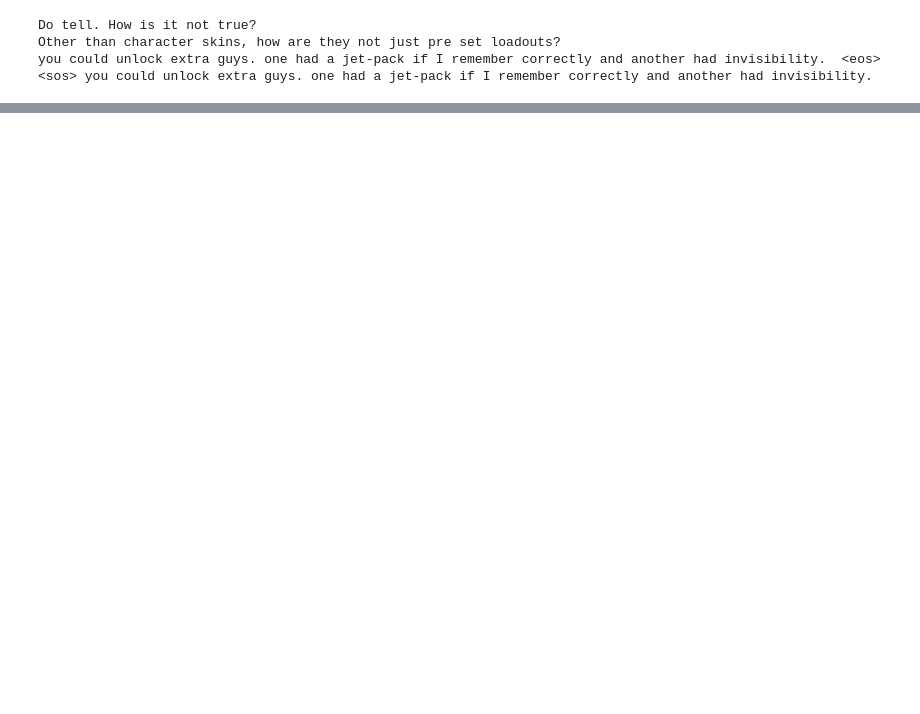
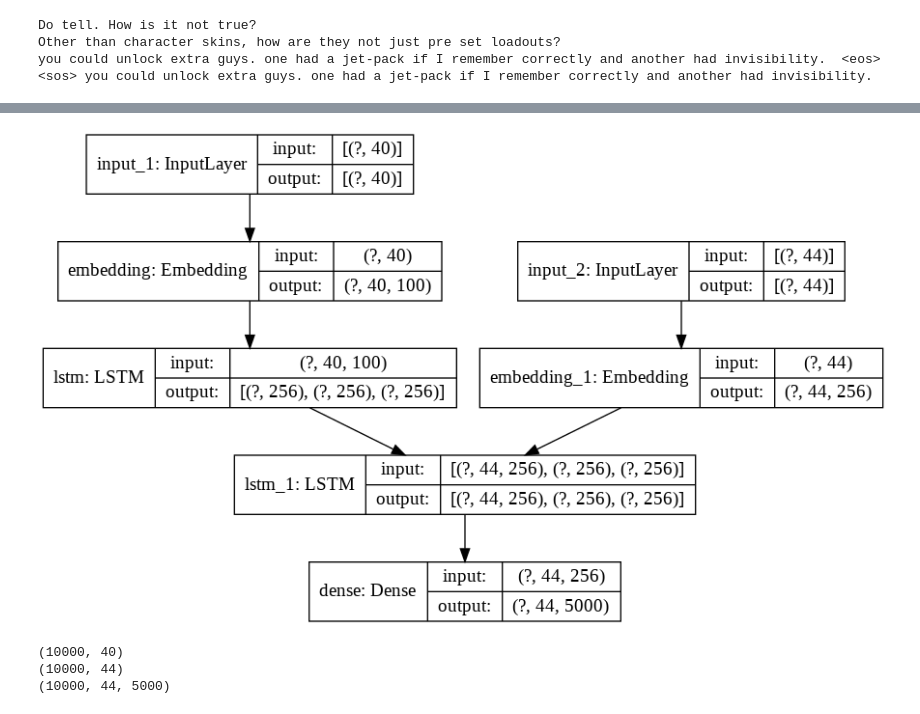
Before and after one commit to dKenez/VITMAV45_project, a Jupyter notebook: main.ipynb, the cells around one changed output, grey strips where cells are left out. Drawn from its saved outputs; the diff is of its cells as text; code cells hidden in the pictures; blank space fills up the shorter version.

```diff
--- a/main.ipynb
+++ b/main.ipynb
@@ -315,0 +513,31 @@ the a to i you and is of it that in for this not are have on be but they was jus
+# %%
+encoder_inputs_placeholder = Input(shape=(max_input_len,))
+x = embedding_layer(encoder_inputs_placeholder)
+encoder = LSTM(LSTM_NODES, return_state=True)
+
+encoder_outputs, h, c = encoder(x)
+encoder_states = [h, c]
+# %%
+decoder_inputs_placeholder = Input(shape=(max_out_len,))
+
+decoder_embedding = Embedding(num_words, LSTM_NODES)
+decoder_inputs_x = decoder_embedding(decoder_inputs_placeholder)
+
+decoder_lstm = LSTM(LSTM_NODES, return_sequences=True, return_state=True)
+decoder_outputs, _, _ = decoder_lstm(decoder_inputs_x, initial_state=encoder_states)
+# %%
+decoder_dense = Dense(num_words, activation='softmax')
+decoder_outputs = decoder_dense(decoder_outputs)
+# %%
+model = Model([encoder_inputs_placeholder,
+  decoder_inputs_placeholder], decoder_outputs)
+model.compile(
+    optimizer='rmsprop',
+    loss='categorical_crossentropy',
+    metrics=['accuracy']
+)
+# %%
+from keras.utils import plot_model
+plot_model(model, to_file='model_plot4a.png', show_shapes=True, show_layer_names=True)
+# %% [output]
+[figure, added]
@@ -315,0 +547,8 @@ the a to i you and is of it that in for this not are have on be but they was jus
+# %%
+print(encoder_input_sequences.shape)
+print(decoder_input_sequences.shape)
+print(decoder_targets_one_hot.shape)
+# %% [output]
+(10000, 40)
+(10000, 44)
+(10000, 44, 5000)
```
Also changed, not shown: parts of 52 cells of this notebook.
